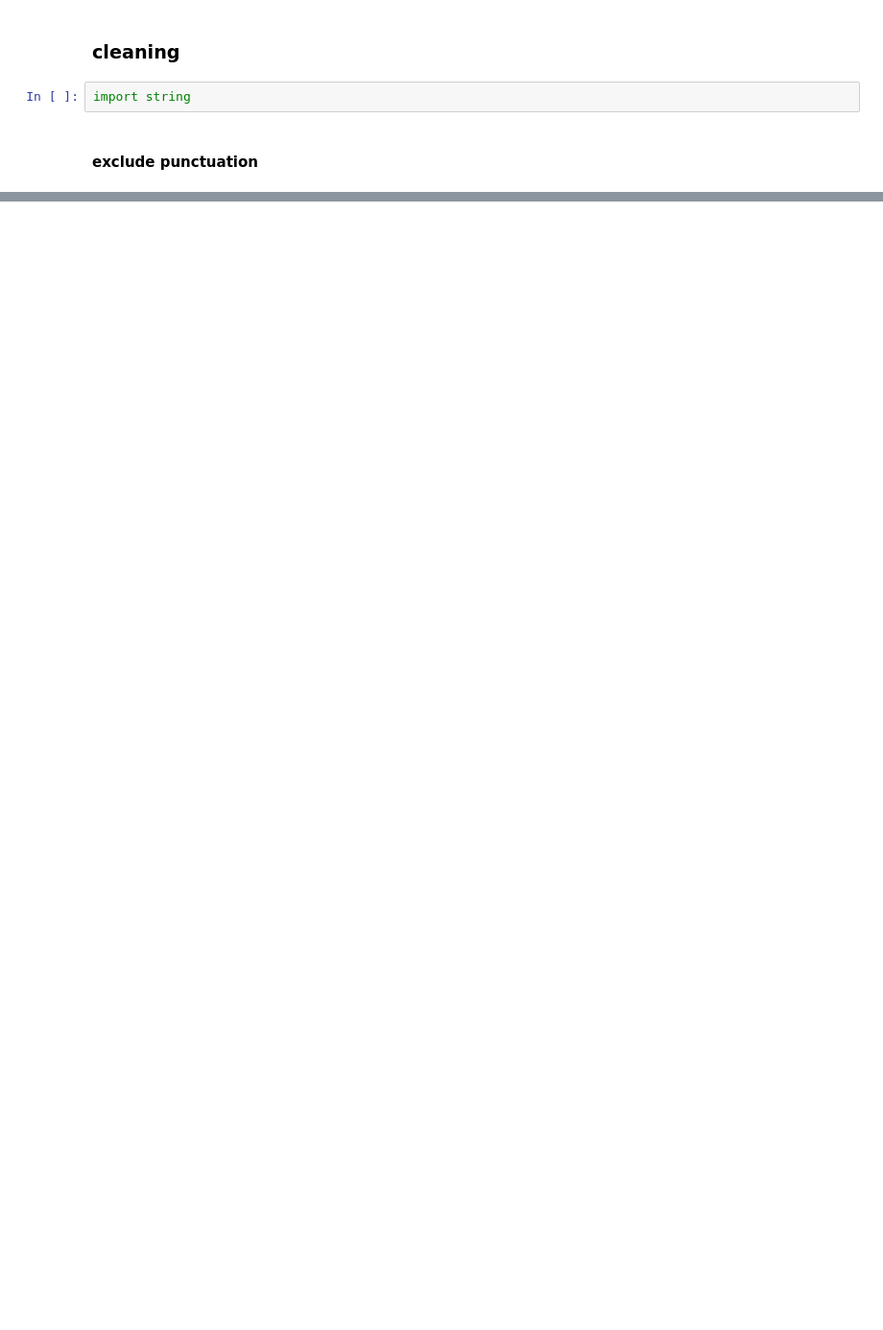
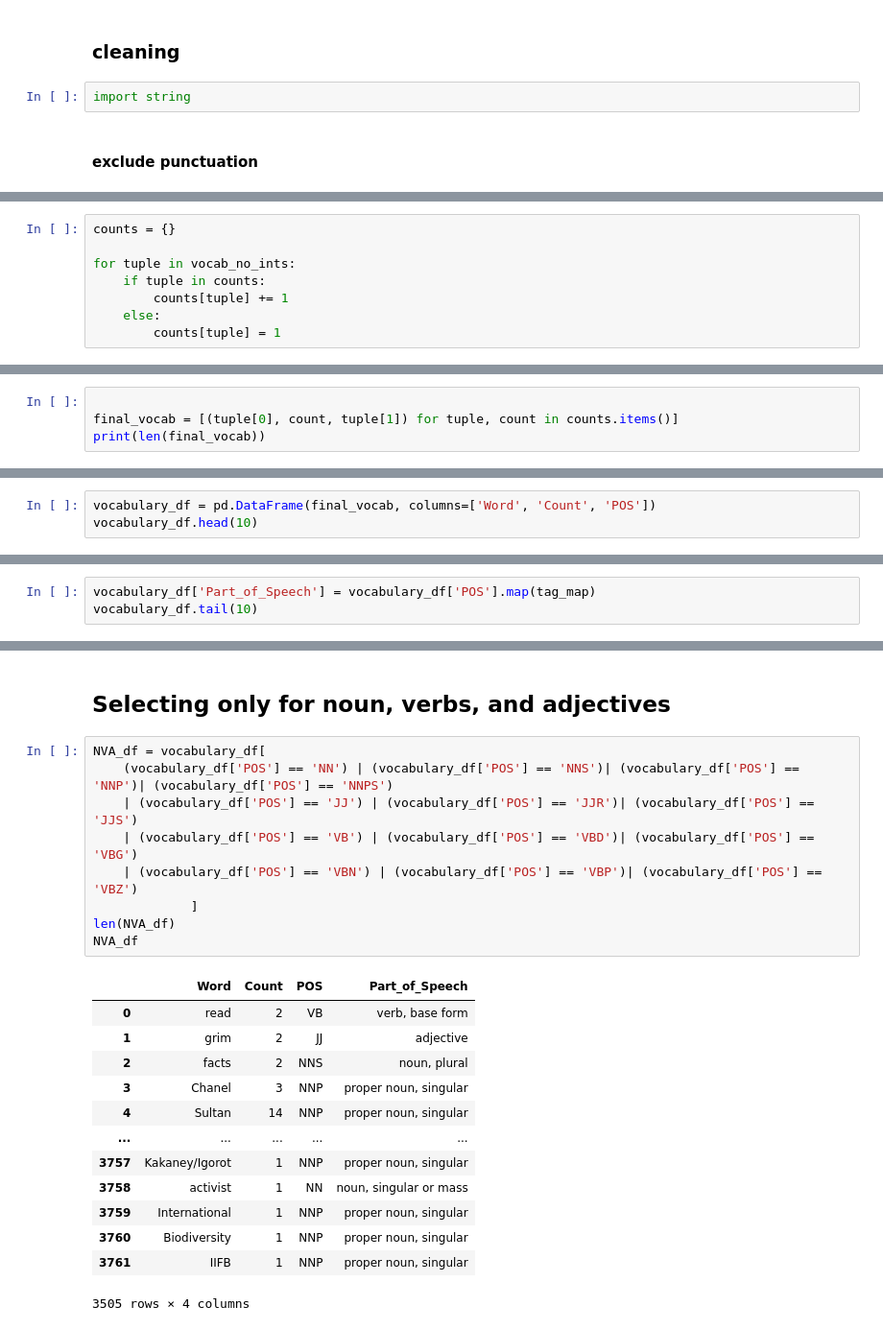
Before and after one commit to cordovez/the_guardian_vocabulary, a Jupyter notebook: guardianscraper/guardian_vocab_2.ipynb, the cells around one changed output, grey strips where cells are left out. Shown at 96% size. Cells and saved outputs as stored; diff of their text form; blank space fills up the shorter version.

```diff
--- a/guardianscraper/guardian_vocab_2.ipynb
+++ b/guardianscraper/guardian_vocab_2.ipynb
@@ -335,0 +142,8 @@ back to the dictionary:
+# %%
+counts = {}
+
+for tuple in vocab_no_ints:
+    if tuple in counts:
+        counts[tuple] += 1
+    else:
+        counts[tuple] = 1
@@ -335,0 +152,4 @@ back to the dictionary:
+# %%
+
+final_vocab = [(tuple[0], count, tuple[1]) for tuple, count in counts.items()]
+print(len(final_vocab))
@@ -335,0 +181,3 @@ back to the dictionary:
+# %%
+vocabulary_df = pd.DataFrame(final_vocab, columns=['Word', 'Count', 'POS'])
+vocabulary_df.head(10)
@@ -335,0 +235,3 @@ back to the dictionary:
+# %%
+vocabulary_df['Part_of_Speech'] = vocabulary_df['POS'].map(tag_map)
+vocabulary_df.tail(10)
@@ -335,0 +260,25 @@ back to the dictionary:
+# %% [markdown]
+## Selecting only for noun, verbs, and adjectives
+# %%
+NVA_df = vocabulary_df[
+    (vocabulary_df['POS'] == 'NN') | (vocabulary_df['POS'] == 'NNS')| (vocabulary_df['POS'] == 'NNP')| (vocabulary_df['POS'] == 'NNPS')
+    | (vocabulary_df['POS'] == 'JJ') | (vocabulary_df['POS'] == 'JJR')| (vocabulary_df['POS'] == 'JJS')
+    | (vocabulary_df['POS'] == 'VB') | (vocabulary_df['POS'] == 'VBD')| (vocabulary_df['POS'] == 'VBG')
+    | (vocabulary_df['POS'] == 'VBN') | (vocabulary_df['POS'] == 'VBP')| (vocabulary_df['POS'] == 'VBZ')
+             ]
+len(NVA_df)
+NVA_df
+# %% [output]
+|  | Word | Count | POS | Part_of_Speech |
+| 0 | read | 2 | VB | verb, base form |
+| 1 | grim | 2 | JJ | adjective |
+| 2 | facts | 2 | NNS | noun, plural |
+| 3 | Chanel | 3 | NNP | proper noun, singular |
+| 4 | Sultan | 14 | NNP | proper noun, singular |
+| ... | ... | ... | ... | ... |
+| 3757 | Kakaney/Igorot | 1 | NNP | proper noun, singular |
+| 3758 | activist | 1 | NN | noun, singular or mass |
+| 3759 | International | 1 | NNP | proper noun, singular |
+| 3760 | Biodiversity | 1 | NNP | proper noun, singular |
+| 3761 | IIFB | 1 | NNP | proper noun, singular |
+3505 rows × 4 columns
```
Also changed, not shown: parts of 70 cells of this notebook, 13 other files.
